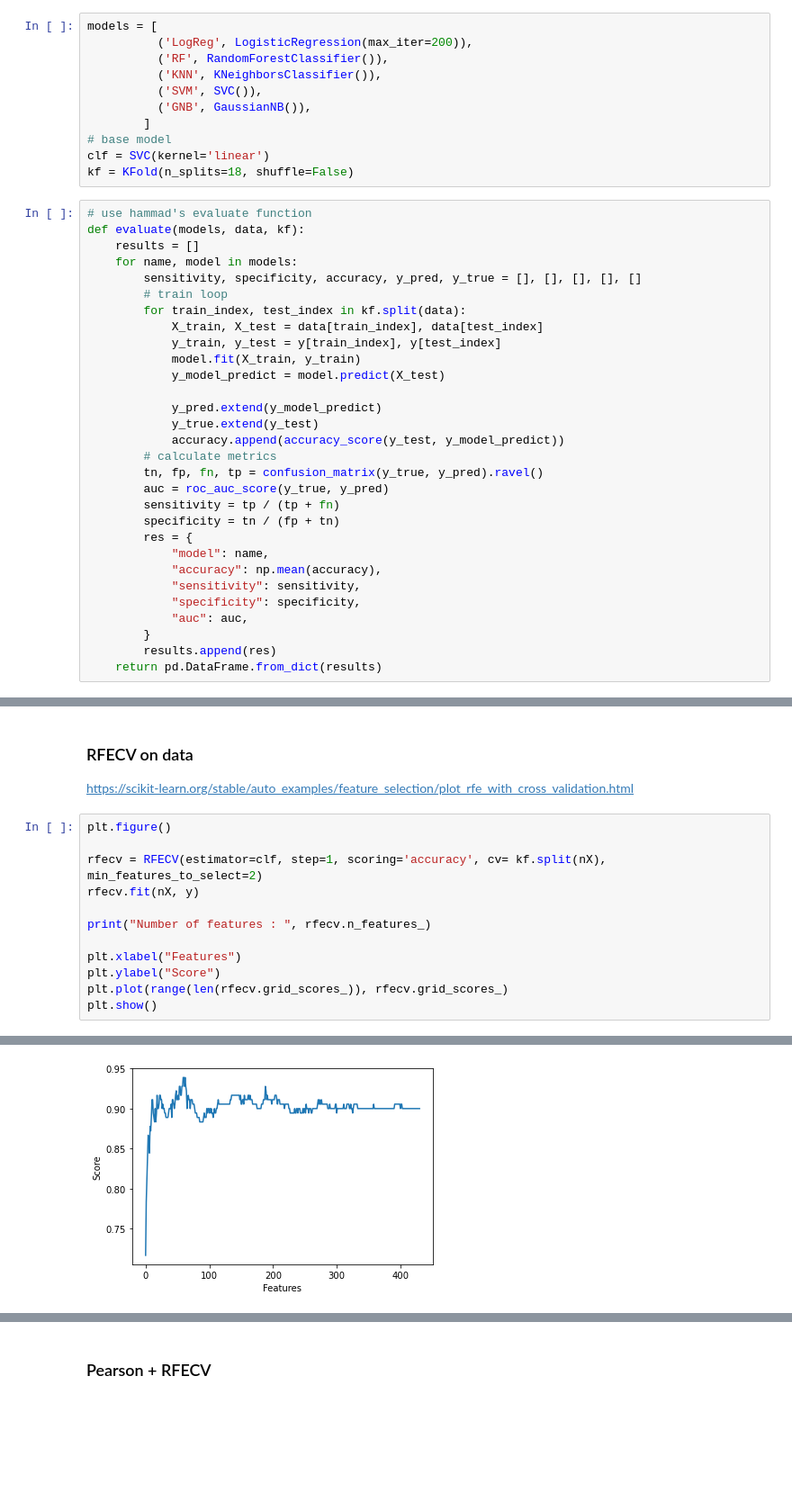
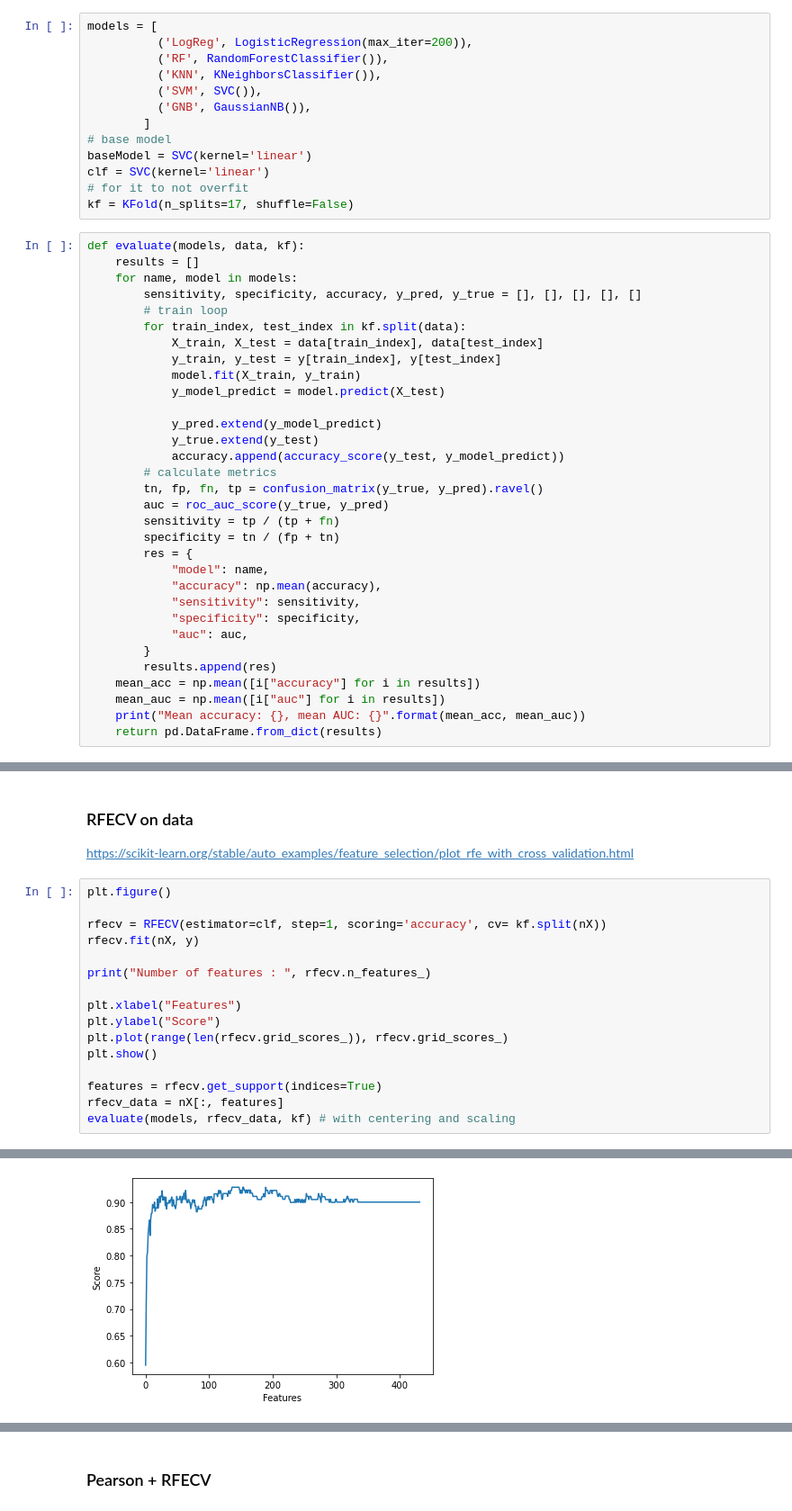
Before and after one commit to hammadkhann/ML-for-AI-and-DS, a Jupyter notebook: Case_study1/Feature_Engineering_Case_Study_1_Sebin.ipynb, the cells around one changed output, grey strips where cells are left out. Shown at 90% size. Drawn from its saved outputs; the diff is of its cells as text; blank space fills up the shorter version.

```diff
--- a/Case_study1/Feature_Engineering_Case_Study_1_Sebin.ipynb
+++ b/Case_study1/Feature_Engineering_Case_Study_1_Sebin.ipynb
@@ -197,10 +196,11 @@ models = [
           ('GNB', GaussianNB()),
         ]
 # base model
+baseModel = SVC(kernel='linear')
 clf = SVC(kernel='linear')
-kf = KFold(n_splits=18, shuffle=False)
+# for it to not overfit
+kf = KFold(n_splits=17, shuffle=False)
 # %%
-# use hammad's evaluate function
 def evaluate(models, data, kf):
     results = []
     for name, model in models:
@@ -228,6 +228,9 @@ def evaluate(models, data, kf):
             "auc": auc,
         }
         results.append(res)
+    mean_acc = np.mean([i["accuracy"] for i in results])
+    mean_auc = np.mean([i["auc"] for i in results])
+    print("Mean accuracy: {}, mean AUC: {}".format(mean_acc, mean_auc))
     return pd.DataFrame.from_dict(results)
 # %%
 evaluate(models, X, kf)
@@ -261,7 +266,7 @@ https://scikit-learn.org/stable/auto_examples/feature_selection/plot_rfe_with_cr
 # %%
 plt.figure()
 
-rfecv = RFECV(estimator=clf, step=1, scoring='accuracy', cv= kf.split(nX), min_features_to_select=2)
+rfecv = RFECV(estimator=clf, step=1, scoring='accuracy', cv= kf.split(nX))
 rfecv.fit(nX, y)
 
 print("Number of features : ", rfecv.n_features_)
@@ -270,4 +275,8 @@ plt.xlabel("Features")
 plt.ylabel("Score")
 plt.plot(range(len(rfecv.grid_scores_)), rfecv.grid_scores_)
 plt.show()
+
+features = rfecv.get_support(indices=True)
+rfecv_data = nX[:, features]
+evaluate(models, rfecv_data, kf) # with centering and scaling
 # %% [output]
@@ -275 +284 @@ Number of features :  61
-[figure, old version]
+[figure, new version]
```
Also changed, not shown: parts of 32 cells of this notebook.
